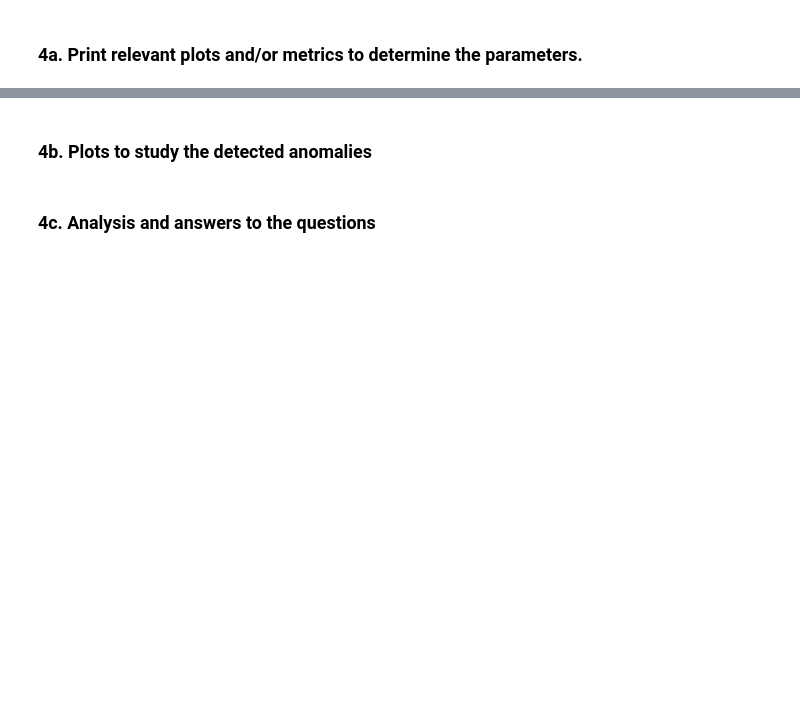
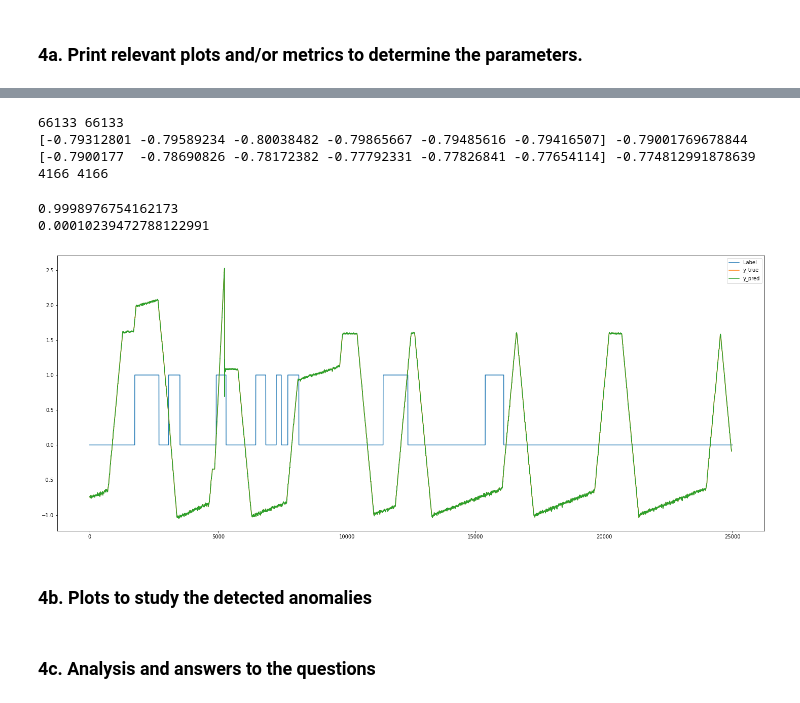
Before and after one commit to kponichtera/cs4035-cda, a Jupyter notebook: lab2/pca_reg.ipynb, the cells around one changed output, grey strips where cells are left out. Cells and saved outputs as stored; diff of their text form; code cells hidden in the pictures; blank space fills up the shorter version.

```diff
--- a/lab2/pca_reg.ipynb
+++ b/lab2/pca_reg.ipynb
@@ -259,3 +402,63 @@ X_train_res.head()
+# %%
+from sklearn.linear_model import LinearRegression
+
+# 1 2 3 4 5 6
+# 1 2 -> 3, i = 2, i += 2 - 1 =  3
+# i = 4,  3 4 -> 5 -> i = 5
+
+window = 6
+X_train = []
+for i in range(window, len(series), window):
+    X_train.append(series[i - window:i])
+
+
+y_train = []
+for i in range(window, len(series), window):
+    y_train.append(series[i])
+
+print(len(X_train), len(y_train))
+print(X_train[0], y_train[0])
+print(X_train[1], y_train[1])
+
+X_test = []
+for i in range(window, len(val_series), window):
+    X_test.append(val_series[i - window:i])
+
+
+y_test = []
+for i in range(window, len(val_series), window):
+    y_test.append(val_series[i])
+
+print(len(X_test), len(y_test))
+# %% [output]
+66133 66133
+[-0.79312801 -0.79589234 -0.80038482 -0.79865667 -0.79485616 -0.79416507] -0.79001769678844
+[-0.7900177  -0.78690826 -0.78172382 -0.77792331 -0.77826841 -0.77654114] -0.774812991878639
+4166 4166
+# %%
+def calc_residuals(original_arr, reconstructed_arr):
+    return pd.Series(data=np.square(original_arr - reconstructed_arr))
+from sklearn.metrics import mean_squared_error
+
+reg = LinearRegression().fit(X_train, y_train)
+y_pred = reg.predict(X_test)
+print(reg.score(X_test, y_test))
+_, ax = plt.subplots(1, 1, figsize=(25, 10))
+plt.plot(labels, label='Label')
+plt.plot(y_test, label='y_true')
+plt.plot(y_pred, label='y_pred')
+
+#scores = calc_residuals(y_test, y_pred)
+scores = mean_squared_error(y_test, y_pred)
+print(scores)
+#plt.plot(scores, label='residual score')
+
+plt.legend()
+plt.show()
+# %% [output]
+0.9998976754162173
+0.00010239472788122991
+[figure, added]
 # %% [markdown]
 ### 4b. Plots to study the detected anomalies
 # %% [markdown]
```
Also changed, not shown: parts of 10 cells of this notebook, 1 other file.
